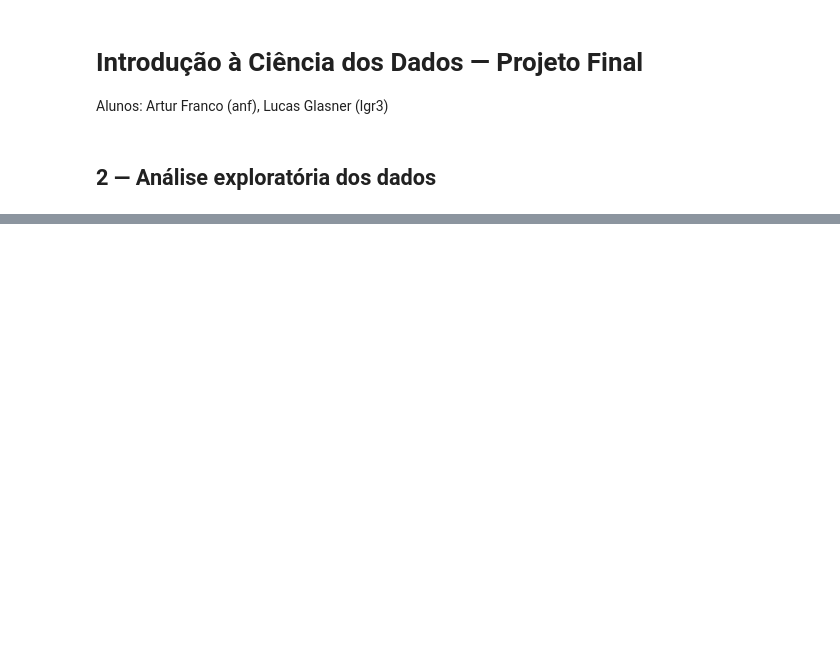
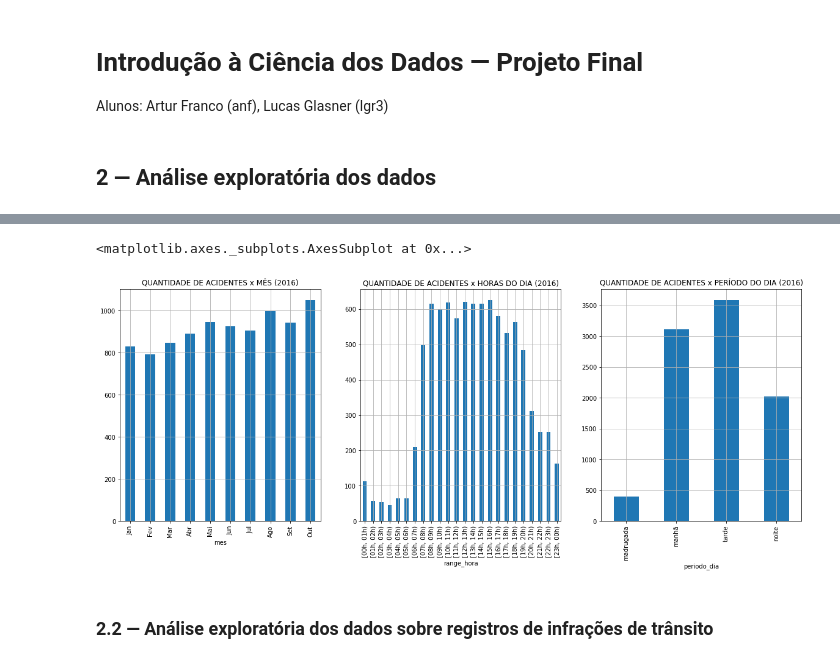
Before and after one commit to if1015-datascience-ufpe/projeto-2017-1-datascienceteam, a Jupyter notebook: 02_analises-e-resultados.ipynb, the cells around one changed output, grey strips where cells are left out. Saved outputs shown, nothing was run; the diff lists cells and outputs as text; code cells hidden in the pictures; blank space fills up the shorter version.

```diff
--- a/02_analises-e-resultados.ipynb
+++ b/02_analises-e-resultados.ipynb
@@ -13,0 +222,11 @@ from IPython.display import display
+# %%
+# Criando colunas extras
+acidentes2016['range_hora'] = acidentes2016['hora'].apply(lambda x: criaRangeHora(x))
+acidentes2016['periodo_dia'] = acidentes2016['hora'].apply(lambda x: periodoDoDia(x))
+acidentes2016['mes'] = acidentes2016['data'].apply(lambda x: retornaMes(x))
+
+acidentes2015['range_hora'] = acidentes2015['hora'].apply(lambda x: criaRangeHora(x))
+acidentes2015['periodo_dia'] = acidentes2015['hora'].apply(lambda x: periodoDoDia(x))
+acidentes2015['mes'] = acidentes2015['data'].apply(lambda x: retornaMes(x))
+
+acidentes2016.head(10)
@@ -14,2 +245,29 @@ from IPython.display import display
+# %%
+# Ordem dos valores no eixo x dos gráficos
+meses = ['Jan','Fev','Mar','Abr','Mai','Jun','Jul','Ago','Set','Out']
+periodos = ['madrugada','manhã','tarde','noite']
+horas = ['[00h, 01h)','[01h, 02h)','[02h, 03h)','[03h, 04h)','[04h, 05h)','[05h, 06h)','[06h, 07h)','[07h, 08h)',
+        '[08h, 09h)','[09h, 10h)','[10h, 11h)','[11h, 12h)','[12h, 13h)','[13h, 14h)','[14h, 15h)','[15h, 16h)',
+        '[16h, 17h)','[17h, 18h)','[18h, 19h)','[19h, 20h)','[20h, 21h)','[21h, 22h)','[22h, 23h)','[23h, 00h)']
+
+# PLOTS
+fig, ax = plt.subplots(ncols=3,figsize=(20,7))
+
+acidentesXmes2016 = acidentes2016.groupby('mes').size()
+acidentesXmes2016 = acidentesXmes2016.reindex(meses)
+acidentesXmes2016.plot.bar(title='QUANTIDADE DE ACIDENTES x MÊS (2016)', grid=True, ax=ax[0])
+
+acidentesXhoras2016 = acidentes2016.groupby('range_hora').size()
+acidentesXhoras2016 = acidentesXhoras2016.reindex(horas)
+acidentesXhoras2016.plot.bar(title='QUANTIDADE DE ACIDENTES x HORAS DO DIA (2016)', grid=True, ax=ax[1])
+
+acidentesXperiodo2016 = acidentes2016.groupby('periodo_dia').size()
+acidentesXperiodo2016 = acidentesXperiodo2016.reindex(periodos)
+acidentesXperiodo2016.plot.bar(title='QUANTIDADE DE ACIDENTES x PERÍODO DO DIA (2016)', grid=True, ax=ax[2])
+# %% [output]
+<matplotlib.axes._subplots.AxesSubplot at 0x...>
+[figure, added]
+# %% [markdown]
+### 2.2 &mdash; Análise exploratória dos dados sobre registros de infrações de trânsito
 # %%
 # Lendo datasets tratados
```
Also changed, not shown: parts of 29 cells of this notebook, 1 other file.
